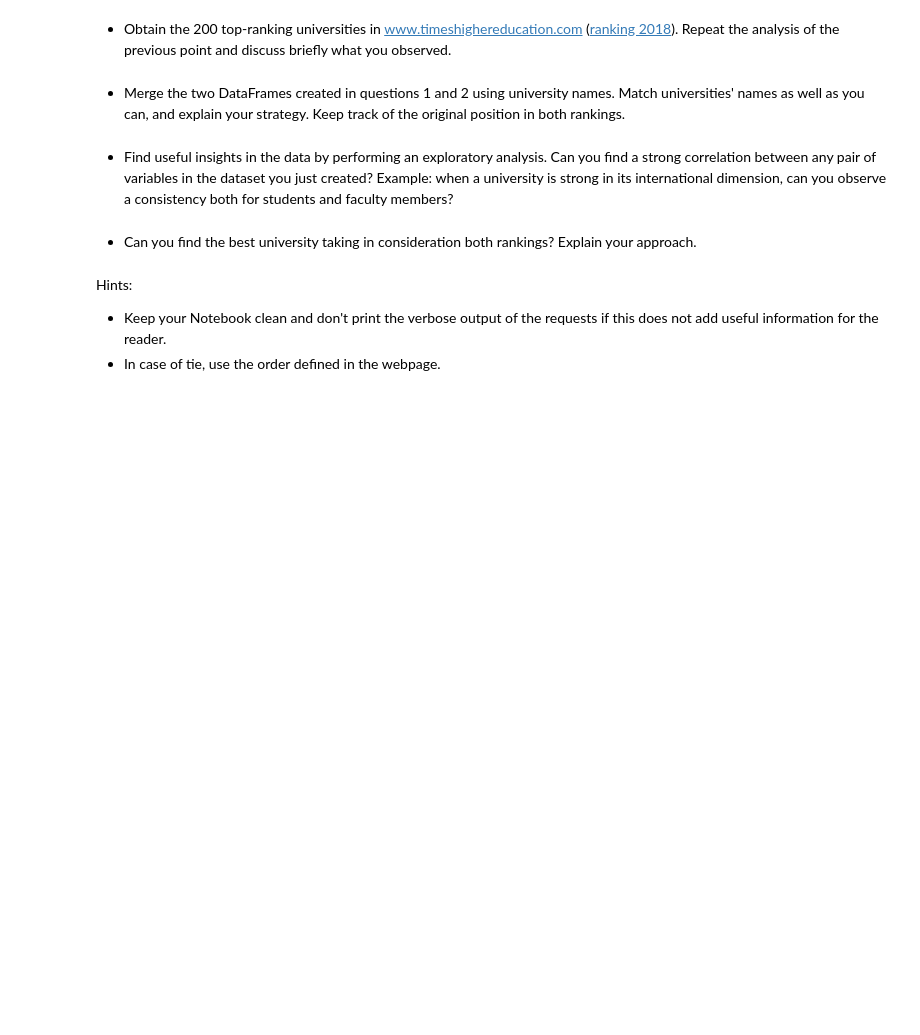
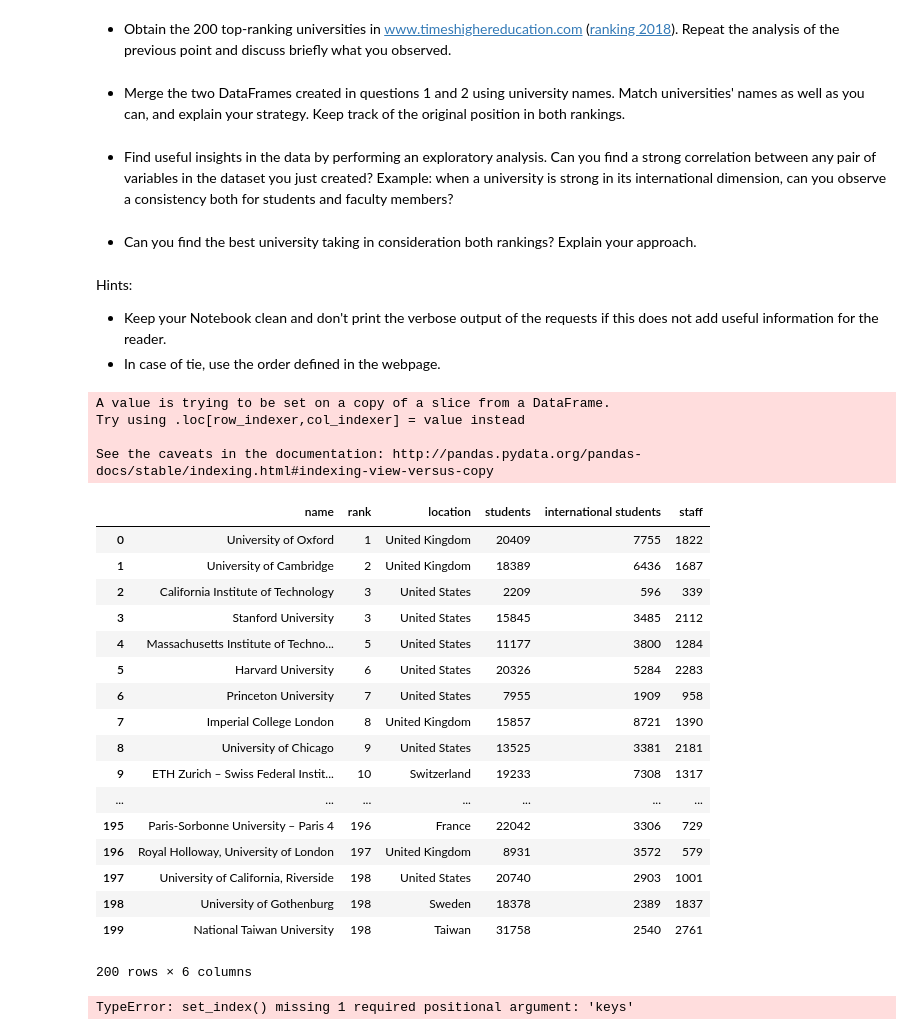
Before and after one commit to sbeuret/ADAProject_Bacsa_Beuret_Santarelli, a Jupyter notebook: 02 - Data from the Web/Homework 2.ipynb, the cells around one changed output. Cells and saved outputs as stored; diff of their text form; code cells hidden in the pictures; blank space fills up the shorter version.

```diff
--- a/02 - Data from the Web/Homework 2.ipynb
+++ b/02 - Data from the Web/Homework 2.ipynb
@@ -193,0 +192,53 @@ data
+# %%
+
+url='https://www.timeshighereducation.com/sites/default/files/the_data_rankings/world_university_rankings_2018_limit0_369a9045a203e176392b9fb8f8c1cb2a.json'
+
+json_dict= requests.get(url).json()
+raw_data = pd.DataFrame(json_dict['data'])
+raw_data.columns
+data=raw_data[['name','rank','location','stats_number_students','stats_pc_intl_students','stats_student_staff_ratio']]
+
+data['rank']=data['rank'].str.extract('(\d+)').astype('int64')
+data = data.loc[data['rank']<201]
+data.rename(columns={'stats_number_students':'students','stats_pc_intl_students':'international students','stats_student_staff_ratio':'staff'},inplace=True)
+
+data['students'] = data['students'].str.replace(',','').astype('int64')
+
+data['international students'] = data['international students'].str.extract('(\d+)').astype('float64')
+data['international students'] = (data['international students']/100)*data['students'].astype('float64')
+data['international students'] = data['international students'].astype('int64')
+
+data['staff'] = data['staff'].astype('float64')
+data['staff'] = data['students'].astype('float64')/data['staff']
+data['staff'] = data['staff'].astype('int64')
+
+data
+# %% [output]
+A value is trying to be set on a copy of a slice from a DataFrame.
+Try using .loc[row_indexer,col_indexer] = value instead
+
+See the caveats in the documentation: http://pandas.pydata.org/pandas-docs/stable/indexing.html#indexing-view-versus-copy
+|  | name | rank | location | students | international students | staff |
+| 0 | University of Oxford | 1 | United Kingdom | 20409 | 7755 | 1822 |
+| 1 | University of Cambridge | 2 | United Kingdom | 18389 | 6436 | 1687 |
+| 2 | California Institute of Technology | 3 | United States | 2209 | 596 | 339 |
+| 3 | Stanford University | 3 | United States | 15845 | 3485 | 2112 |
+| 4 | Massachusetts Institute of Techno... | 5 | United States | 11177 | 3800 | 1284 |
+| 5 | Harvard University | 6 | United States | 20326 | 5284 | 2283 |
+| 6 | Princeton University | 7 | United States | 7955 | 1909 | 958 |
+| 7 | Imperial College London | 8 | United Kingdom | 15857 | 8721 | 1390 |
+| 8 | University of Chicago | 9 | United States | 13525 | 3381 | 2181 |
+| 9 | ETH Zurich – Swiss Federal Instit... | 10 | Switzerland | 19233 | 7308 | 1317 |
+| ... | ... | ... | ... | ... | ... | ... |
+| 195 | Paris-Sorbonne University – Paris 4 | 196 | France | 22042 | 3306 | 729 |
+| 196 | Royal Holloway, University of London | 197 | United Kingdom | 8931 | 3572 | 579 |
+| 197 | University of California, Riverside | 198 | United States | 20740 | 2903 | 1001 |
+| 198 | University of Gothenburg | 198 | Sweden | 18378 | 2389 | 1837 |
+| 199 | National Taiwan University | 198 | Taiwan | 31758 | 2540 | 2761 |
+200 rows × 6 columns
+# %%
+data['staff ratio']=data['staff'].astype('float64')/data['students']
+data.set_index()
+barplot = data.sort_values('staff ratio',ascending=False)['staff ratio'].head(10).plot(kind='bar')
+# %% [output]
+TypeError: set_index() missing 1 required positional argument: 'keys'
```
Also changed, not shown: parts of 16 cells of this notebook.
